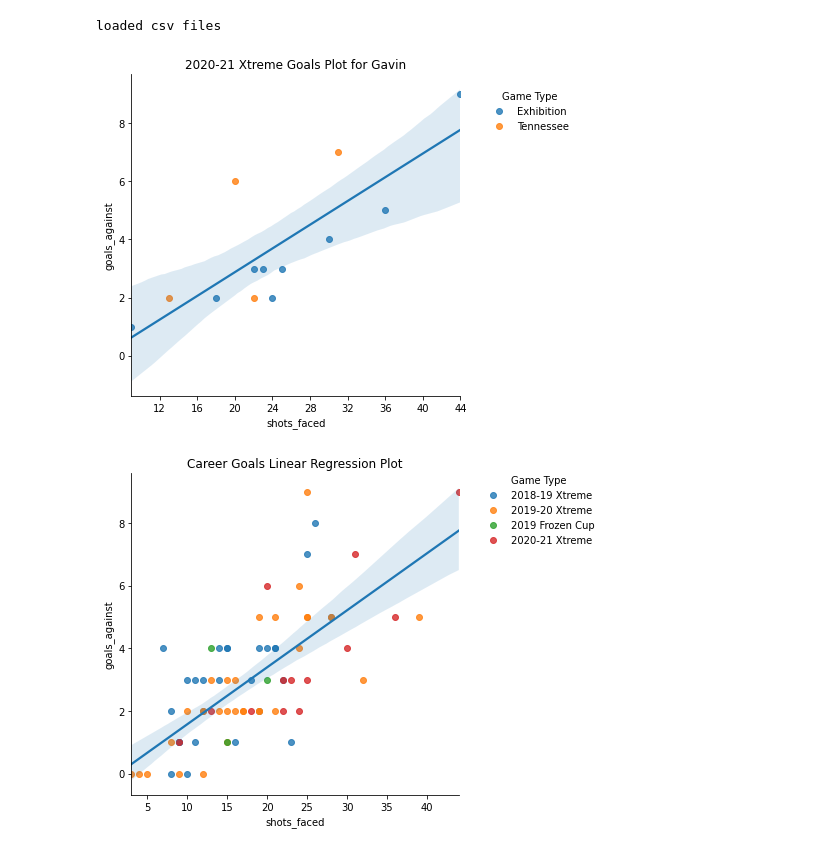
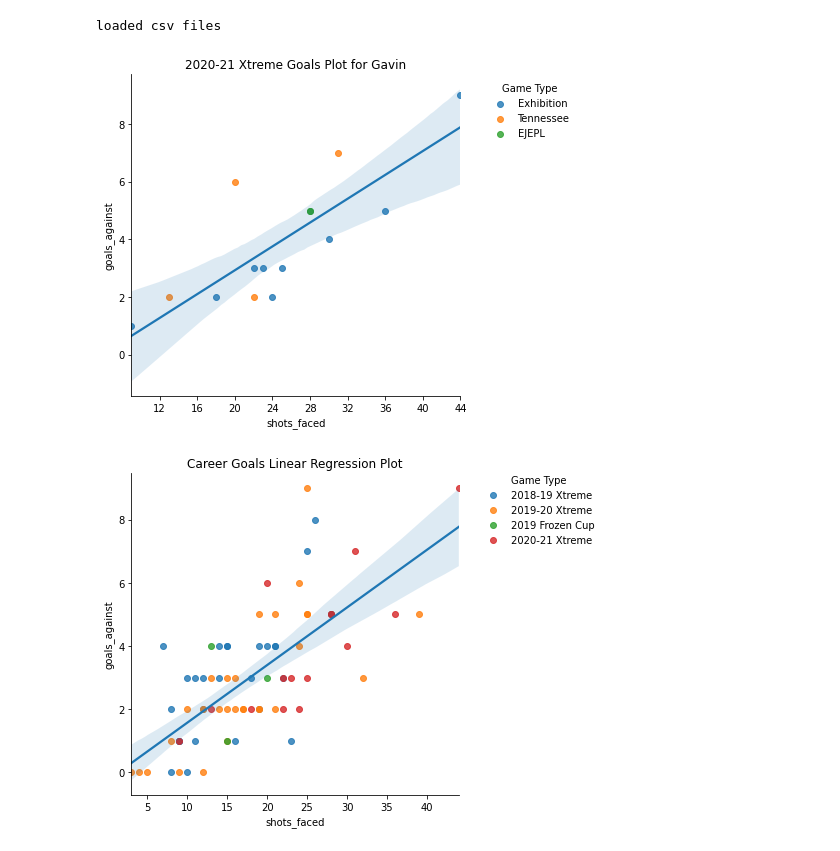
Before and after one commit to werntzp/hockey-stats, a Jupyter notebook: gavin_plots.ipynb, the cells around one changed output. Drawn from its saved outputs; the diff is of its cells as text; code cells hidden in the pictures.

```diff
--- a/gavin_plots.ipynb
+++ b/gavin_plots.ipynb
@@ -54,35 +56,35 @@ for g in games:
   all_goals = df_games[df_games.game == g].oppscore.iloc[0]
   # total up goals based on goal type
   en_goals = df_goals[(df_goals.game == g) & (df_goals.team == 'o') & (df_goals.type == 'en')].shape[0]
   goals = (all_goals - en_goals)
   shots = df_shots[df_shots.game == g].opp_p1.iloc[0] + df_shots[df_shots.game == g].opp_p2.iloc[0] + df_shots[df_shots.game == g].opp_p3.iloc[0] + df_shots[df_shots.game == g].opp_ot.iloc[0]
   shots = (shots - en_goals)
   if (g == 60):
     # hard code in numbers for game 60 since Gavin and Logan split it
     dfx = dfx.append({'game': g, 'goals_against': 0.0, 'shots_faced': 3.0, 'league': league} , ignore_index=True)
   else:
     dfx = dfx.append({'game': g, 'goals_against': float(goals), 'shots_faced': float(shots), 'league': league} , ignore_index=True)
 
 graph = sns.lmplot(x='shots_faced', y='goals_against', hue='league', data=dfx, fit_reg=False, legend_out=True)
 ax = sns.regplot(x='shots_faced', y='goals_against', data=dfx, scatter=False)
 
 # title
 new_title = 'Game Type'
 graph._legend.set_title(new_title)
 graph._legend.set_bbox_to_anchor((1.2, .9))
 # replace labels
-new_labels = ['Exhibition', 'Tennessee']
+new_labels = ['Exhibition', 'Tennessee', 'EJEPL']
 for t, l in zip(graph._legend.texts, new_labels):
   t.set_text(l)
 
 ax.spines['right'].set_visible(False)
 ax.spines['top'].set_visible(False)
 ax.set_title('2020-21 Xtreme Goals Plot for Gavin')
 
 for axis in [ax.xaxis, ax.yaxis]:
     axis.set_major_locator(ticker.MaxNLocator(integer=True))
 # %% [output]
-[figure, old version]
+[figure, new version]
 # %%
 # map goals/shots from all of Gavin's seasons
 
@@ -150,7 +152,7 @@ ax.set_title('Career Goals Linear Regression Plot')
 for axis in [ax.xaxis, ax.yaxis]:
     axis.set_major_locator(ticker.MaxNLocator(integer=True))
 # %% [output]
-[figure, old version]
+[figure, new version]
 # %%
 # create a swarm plot for goals over the seasons
 
```
Also changed, not shown: parts of 2 cells of this notebook.
